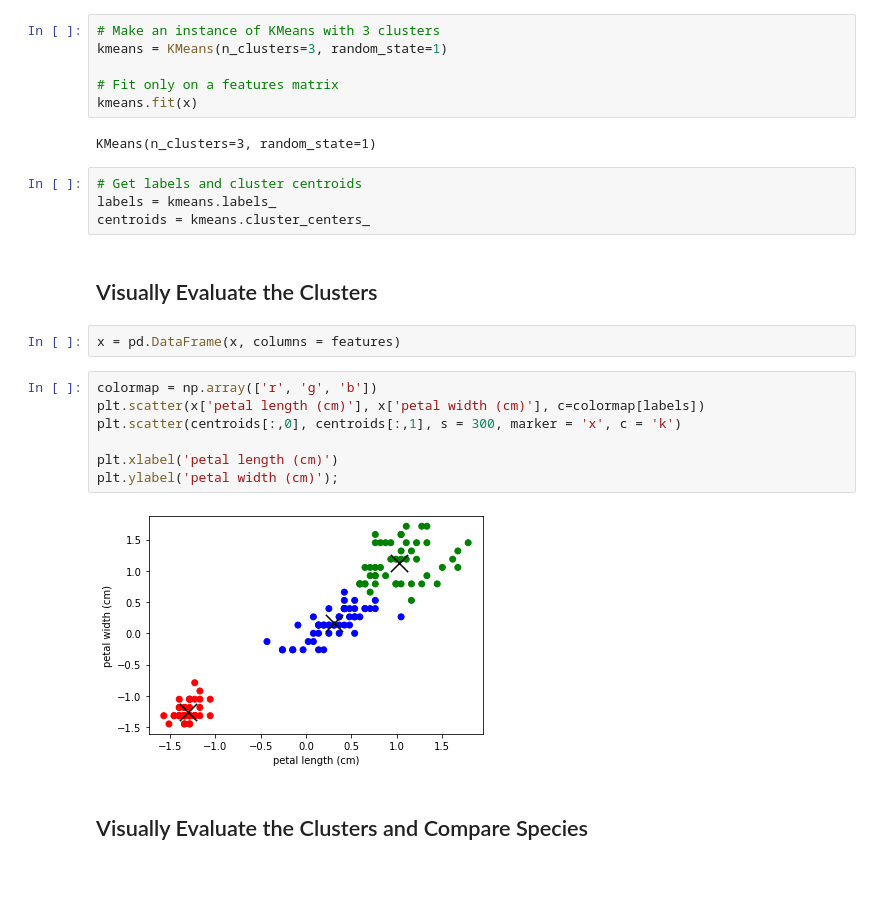
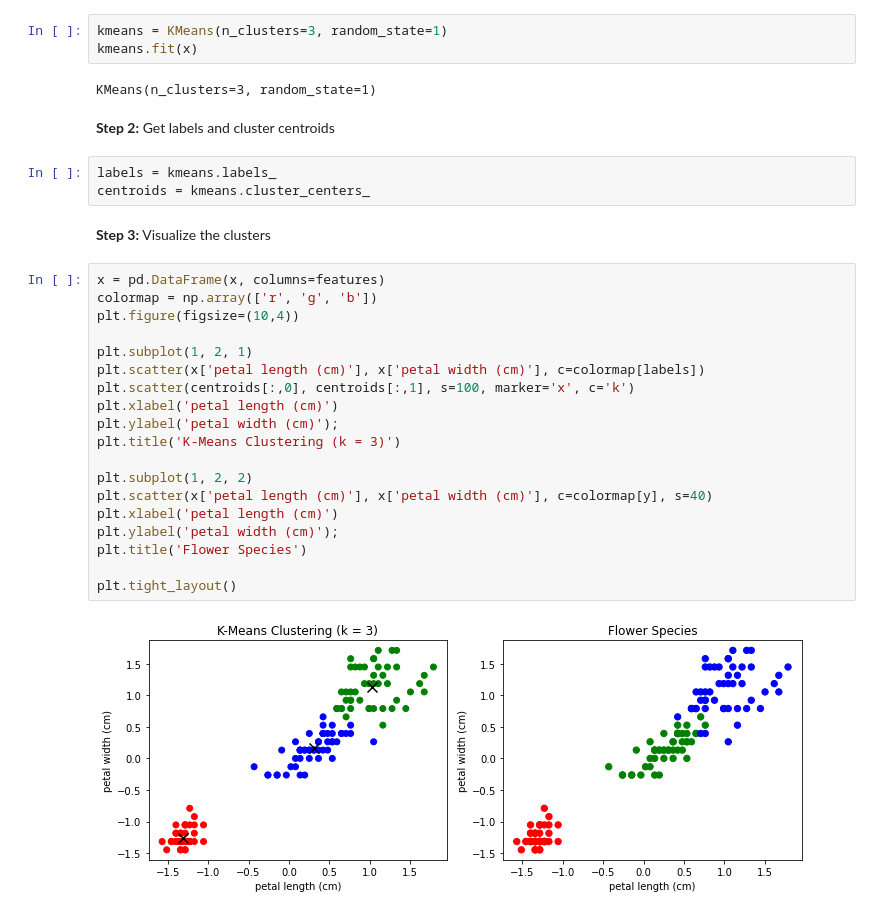
Before and after one commit to abphilip-resources/PY-Lib-2, a Jupyter notebook: Scikit/5.ipynb, the cells around one changed output. Saved outputs shown, nothing was run; the diff lists cells and outputs as text; blank space fills up the shorter version.

```diff
--- a/Scikit/5.ipynb
+++ b/Scikit/5.ipynb
@@ -67,27 +32,33 @@ In K-Means clustering, you need to specify the number of clusters (k) you want.
 # %%
-# Make an instance of KMeans with 3 clusters
 kmeans = KMeans(n_clusters=3, random_state=1)
-
-# Fit only on a features matrix
 kmeans.fit(x)
 # %% [output]
 KMeans(n_clusters=3, random_state=1)
+# %% [markdown]
+<b>Step 2:</b> Get labels and cluster centroids
 # %%
-# Get labels and cluster centroids
 labels = kmeans.labels_
 centroids = kmeans.cluster_centers_
-# %% [markdown]
-## Visually Evaluate the Clusters
-# %%
-x = pd.DataFrame(x, columns = features)
+# %% [markdown]
+<b>Step 3:</b> Visualize the clusters
 # %%
+x = pd.DataFrame(x, columns=features)
 colormap = np.array(['r', 'g', 'b'])
+plt.figure(figsize=(10,4))
+
+plt.subplot(1, 2, 1)
 plt.scatter(x['petal length (cm)'], x['petal width (cm)'], c=colormap[labels])
-plt.scatter(centroids[:,0], centroids[:,1], s = 300, marker = 'x', c = 'k')
-
+plt.scatter(centroids[:,0], centroids[:,1], s=100, marker='x', c='k')
 plt.xlabel('petal length (cm)')
 plt.ylabel('petal width (cm)');
+plt.title('K-Means Clustering (k = 3)')
+
+plt.subplot(1, 2, 2)
+plt.scatter(x['petal length (cm)'], x['petal width (cm)'], c=colormap[y], s=40)
+plt.xlabel('petal length (cm)')
+plt.ylabel('petal width (cm)');
+plt.title('Flower Species')
+
+plt.tight_layout()
 # %% [output]
-[figure, old version]
+[figure, new version]
-# %% [markdown]
-## Visually Evaluate the Clusters and Compare Species
```
Also changed, not shown: parts of 21 cells of this notebook, 3 other files.
